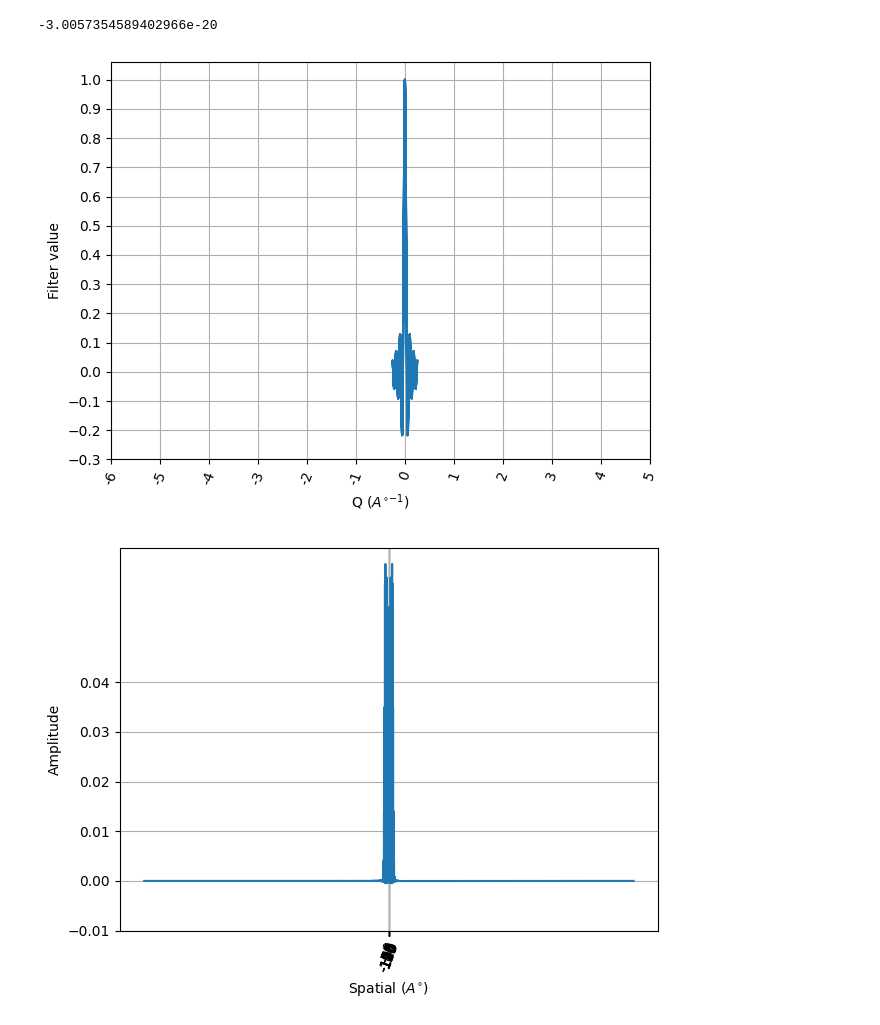
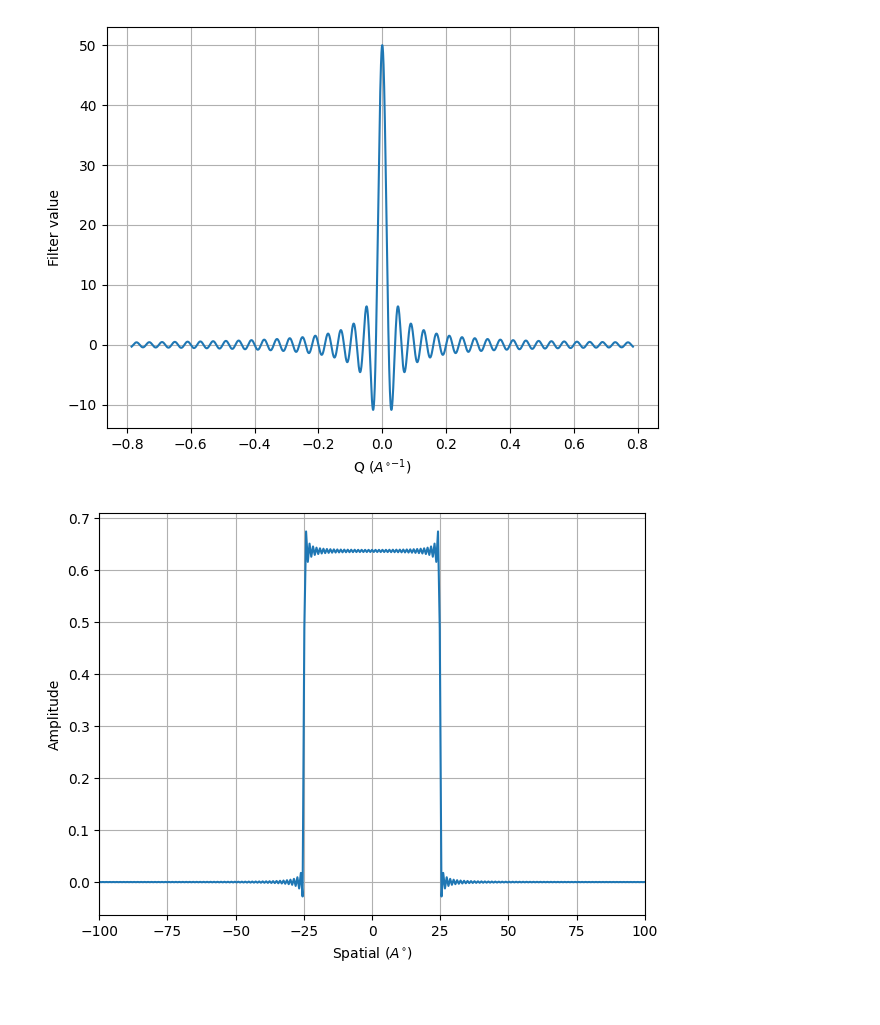
Before and after one commit to gabeguo/cdvae_xrd, a Jupyter notebook: xrd_test.ipynb, the cells around one changed output. Cells and saved outputs as stored; diff of their text form; code cells hidden in the pictures.

```diff
--- a/xrd_test.ipynb
+++ b/xrd_test.ipynb
@@ -50,14 +58,12 @@ sinc_filter = data_loader.dataset.sinc_filt
 # %%
-def plot_filter(filter, Qs):
-    fig, ax = plt.subplots()
-    dQ = (Qs[-1] - Qs[0])/filter.shape[0]
+def plot_filter(Q_max, Q_min, nanomaterial_size, resolution=1000):
+    Qs = np.linspace(Q_min, Q_max, int(resolution))
+    _, ax = plt.subplots()
+    filter = nanomaterial_size * np.sinc((np.pi * nanomaterial_size * Qs)/np.pi)
     # plot filter
     ax.plot(Qs, filter)
     ax.set_xlabel(r'Q $({A^{\circ}}^{-1})$')
     ax.set_ylabel('Filter value')
-    ax.set_xticks(np.arange(-6, 6, 1))
-    ax.set_xticklabels(ax.get_xticks(), rotation=70)  # Rotate x-axis labels by 70 degrees
-    ax.set_yticks(np.arange(-0.3, 1.1, 0.1))  # Set horizontal gridlines every 0.1 from 0 to 1
     ax.grid(True)  # Show gridlines
     plt.tight_layout()
 
@@ -67,17 +73,19 @@ def plot_filter(filter, Qs):
     # shift the signal back in freq domain
     F_shifted = np.fft.ifftshift(F)
     # calculate frequency bins
-    freq = np.fft.fftfreq(filter.shape[0], dQ)
-    # shift the frequencies
-    freq_shifted = np.fft.fftshift(freq)
+    d = -(resolution - 1) / (2 * resolution * Q_min)
+
+    spatial_bins = d * np.arange(resolution)
+    spatial_bins_shifted = spatial_bins - d * resolution / 2
     # scale and plot
-    fig, ax = plt.subplots()
-    ax.plot(freq_shifted, np.real(F_shifted))
+    _, ax = plt.subplots()
+    ax.plot(spatial_bins_shifted, np.real(F_shifted))
+    ax.set_xlim(-100, 100)
     ax.set_xlabel(r'Spatial $(A^{\circ})$')
     ax.set_ylabel('Amplitude')
 
-    ax.set_xticks(np.arange(-175, 175, 25))
-    ax.set_xticklabels(ax.get_xticks(), rotation=70)  # Rotate x-axis labels by 70 degrees
-    ax.set_yticks(np.arange(-0.01, 0.05, 0.01))  # Set horizontal gridlines every 0.1 from 0 to 1
+    # ax.set_xticks(np.arange(-5, 5, 1))
+    # ax.set_xticklabels(ax.get_xticks(), rotation=70)  # Rotate x-axis labels by 70 degrees
+    # ax.set_yticks(np.arange(-0.01, 0.05, 0.01))  # Set horizontal gridlines every 0.1 from 0 to 1
     ax.grid(True)  # Show gridlines
     plt.tight_layout()
@@ -88,11 +92,5 @@ plot_filter(sinc_filter, Qs_shifted)
-# %%
-xrd_thetas = np.linspace(-np.pi, np.pi, 4096)
-Qs = 4 * np.pi * np.sin(2 * xrd_thetas) / 50
-Qs_shifted = 4 * np.pi * np.sin(2 * (xrd_thetas - np.pi)) / 50
-sinc_filter = np.sinc(50/2 * Qs_shifted)
-
-plot_filter(sinc_filter, Qs_shifted)
-# %% [output]
--3.0057354589402966e-20
-[figure, removed]
-[figure, removed]
+# %%
+plot_filter(np.pi/4, -np.pi/4, 50, resolution=4096)
+# %% [output]
+[figure, added]
+[figure, added]
```
Also changed, not shown: parts of 6 cells of this notebook.
